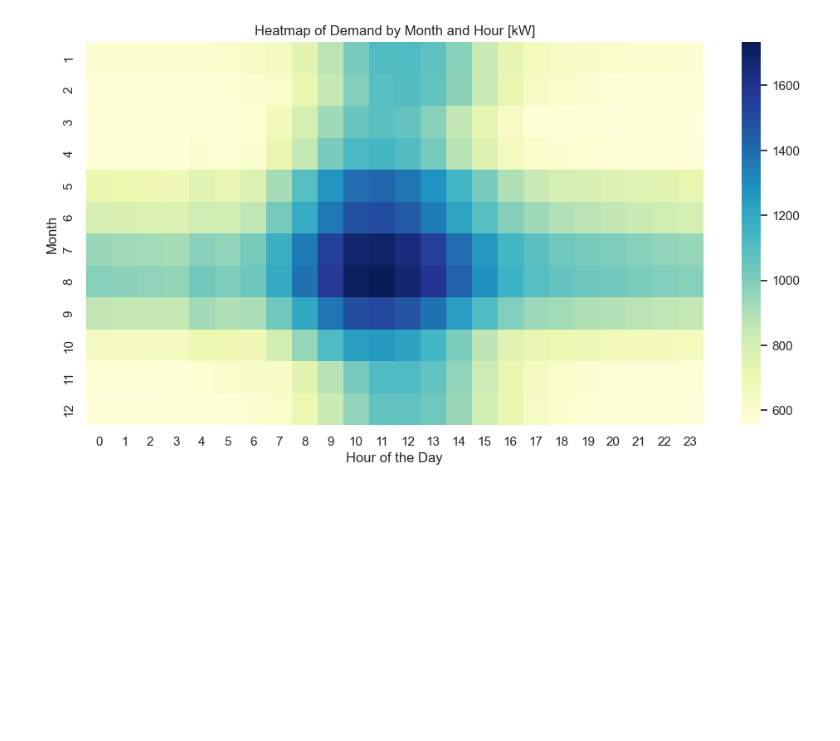
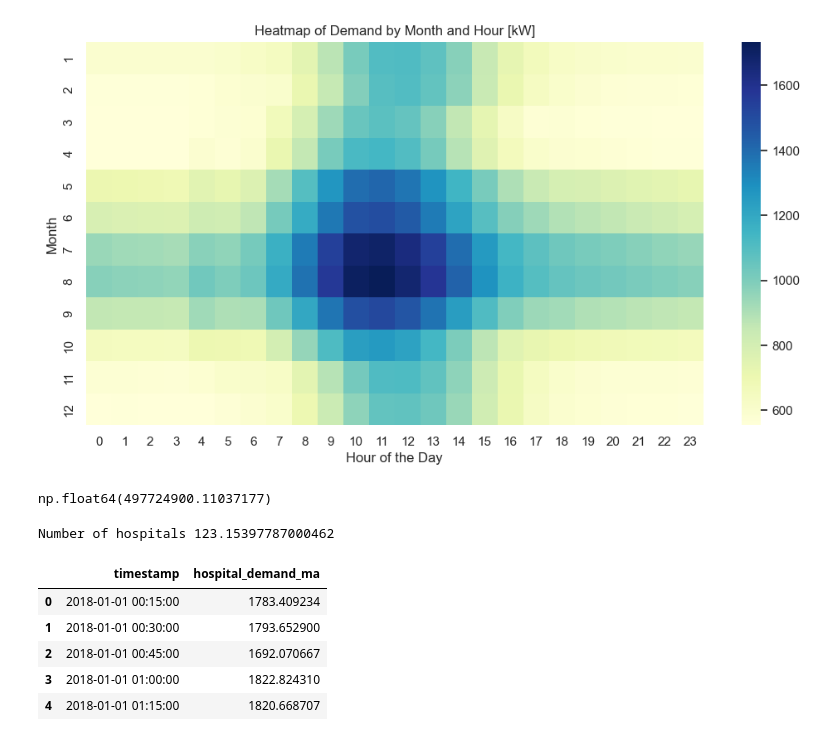
Before and after one commit to JonasSchweiger/Power_Outages_Code, a Jupyter notebook: Power_Outages_new.ipynb, the cells around one changed output. Saved outputs shown, nothing was run; the diff lists cells and outputs as text; code cells hidden in the pictures; blank space fills up the shorter version.

```diff
--- a/Power_Outages_new.ipynb
+++ b/Power_Outages_new.ipynb
@@ -1173,3 +1168,39 @@ plt.show()
 [figure]
 [figure]
 [figure]
+# %%
+## Heating demand
+
+import pandas as pd
+
+# Load the CSV file into a DataFrame
+df = pd.read_csv("C:/Users/jonas/OneDrive/Dokumente/EPFL École polytéchnique de Lausanne/Cours/MA4/MIT Master Thesis/Work/Power_Outages/hospital_demand_15min.csv")
+
+# Select only the desired column
+total_ng_heating_demand_hospital_massachusetts = df[['Timestamp (EST)','baseline.out.natural_gas.heating.energy_consumption.kwh']]
+
+total_ng_heating_demand_hospital_massachusetts = total_ng_heating_demand_hospital_massachusetts.rename(columns={'Timestamp (EST)':'timestamp', 'baseline.out.natural_gas.heating.energy_consumption.kwh': 'hospital_demand_ma'})
+# Assuming 'timestamp' is already in datetime format, remove timezone offset by converting to string and slicing
+total_ng_heating_demand_hospital_massachusetts['timestamp'] = total_ng_heating_demand_hospital_massachusetts['timestamp'].astype(str).str[:-6]
+
+# Display the first few rows of the new DataFrame
+total_ng_heating_demand_hospital_massachusetts['hospital_demand_ma'].sum()
+# %% [output]
+np.float64(497724900.11037177)
+# %%
+# scaling to a typical hospital: https://electricityplans.com/landing/electricity-for-hospitals-clinics-medical-offices/
+#take same scaling factor (of course)
+
+ng_heating_demand_typical_hospital_ma = total_ng_heating_demand_hospital_massachusetts[['timestamp']].copy()
+ng_heating_demand_typical_hospital_ma['hospital_demand_ma'] = total_ng_heating_demand_hospital_massachusetts['hospital_demand_ma'] * scaling_factor *4 # Watch out! Everything is in kW now!!
+ng_heating_demand_typical_hospital_ma.head()
+print(f'Number of hospitals {1/scaling_factor}')
+ng_heating_demand_typical_hospital_ma.head()
+# %% [output]
+Number of hospitals 123.15397787000462
+|  | timestamp | hospital_demand_ma |
+| 0 | 2018-01-01 00:15:00 | 1783.409234 |
+| 1 | 2018-01-01 00:30:00 | 1793.652900 |
+| 2 | 2018-01-01 00:45:00 | 1692.070667 |
+| 3 | 2018-01-01 01:00:00 | 1822.824310 |
+| 4 | 2018-01-01 01:15:00 | 1820.668707 |
```
Also changed, not shown: parts of 2 cells of this notebook.
